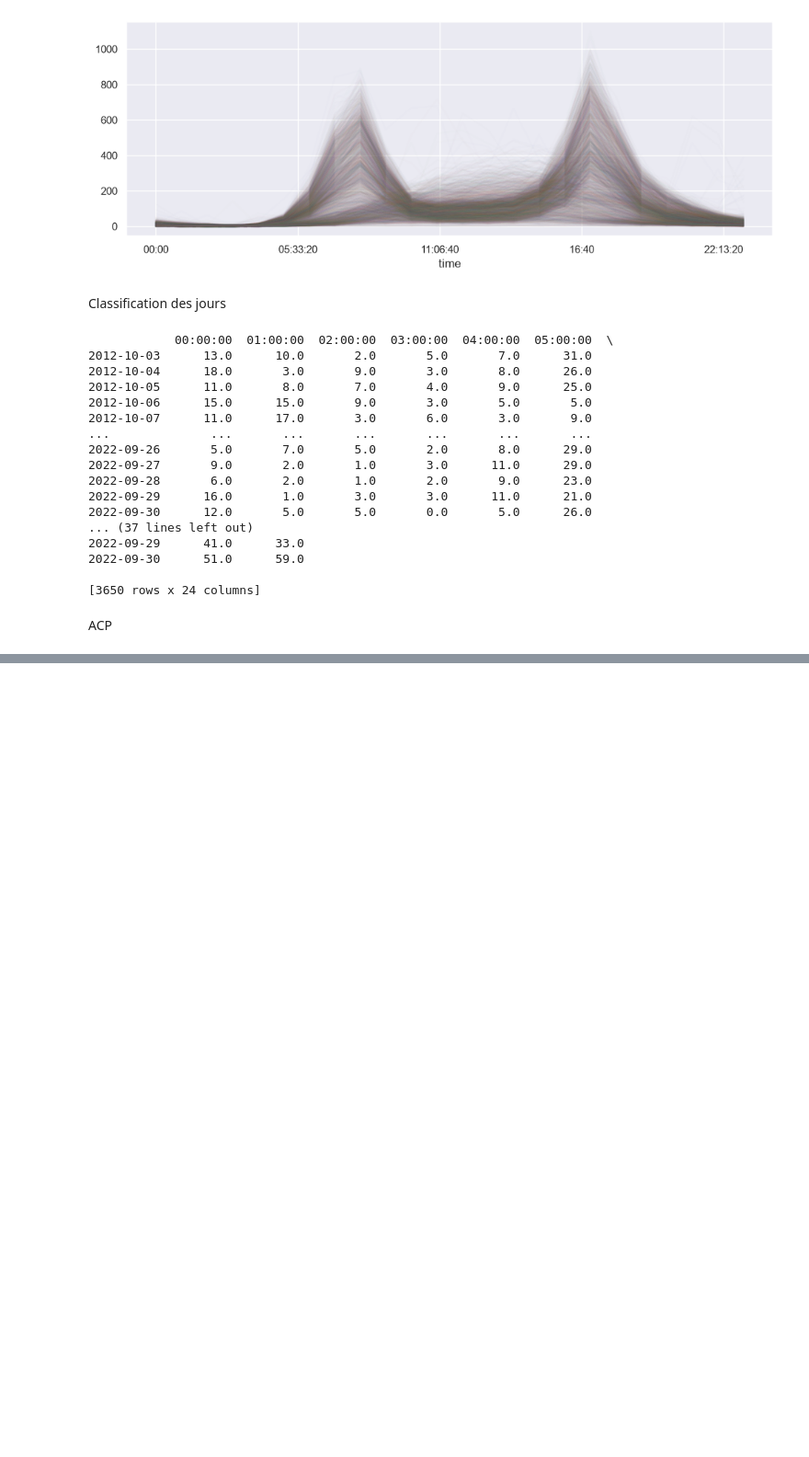
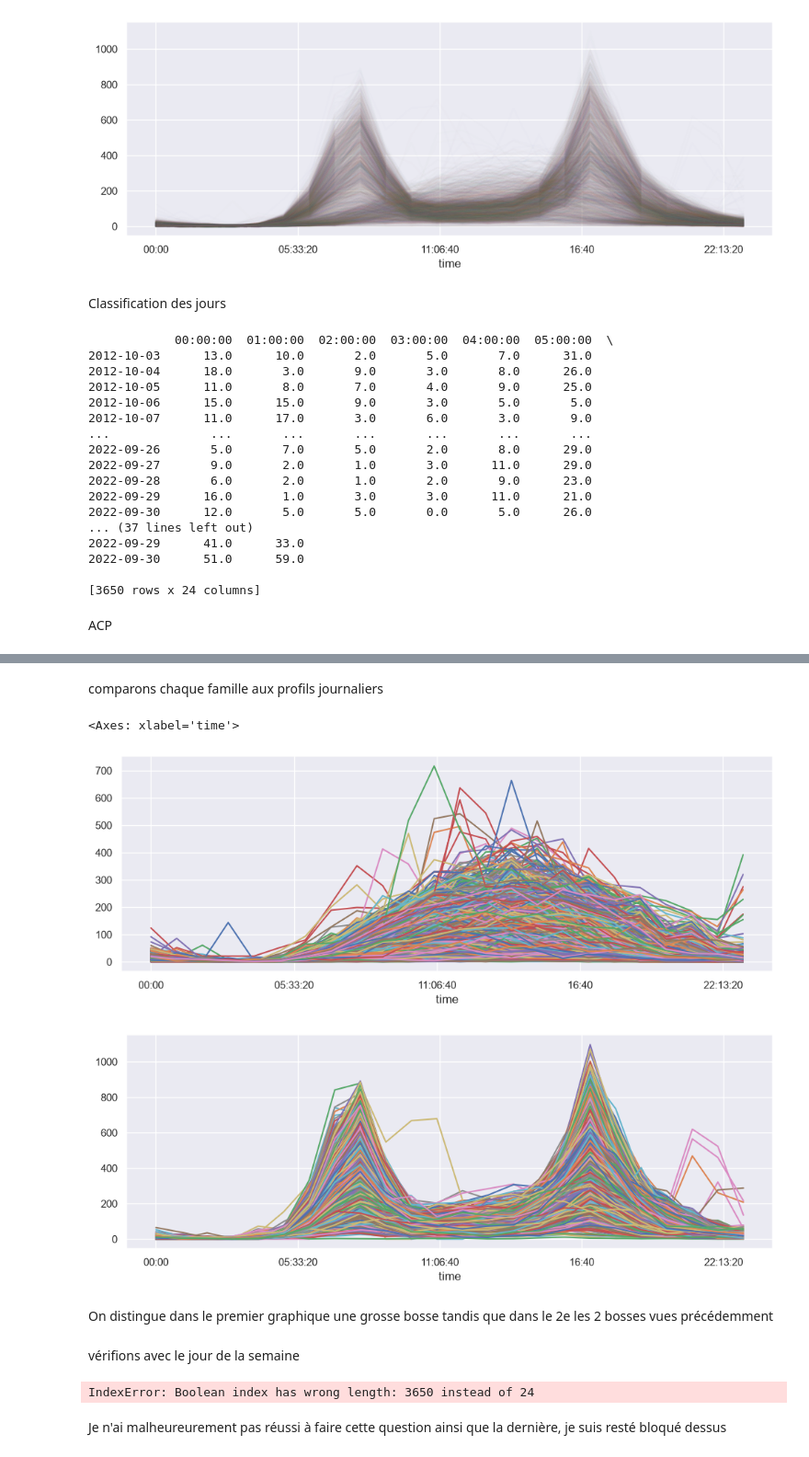
Before and after one commit to AymericLanery/TP-4bridge, a Jupyter notebook: tp4bis.ipynb, the cells around one changed output, grey strips where cells are left out. Shown at 92% size. Saved outputs shown, nothing was run; the diff lists cells and outputs as text; code cells hidden in the pictures; blank space fills up the shorter version.

```diff
--- a/tp4bis.ipynb
+++ b/tp4bis.ipynb
@@ -288,0 +286,21 @@ KeyboardInterrupt:
+# %% [markdown]
+comparons chaque famille aux profils journaliers
+# %%
+#Exercice
+pivoted.loc[:,groupes==0].plot(legend=False)
+pivoted.loc[:,groupes==1].plot(legend=False)
+# %% [output]
+<Axes: xlabel='time'>
+[figure, added]
+[figure, added]
+# %% [markdown]
+On distingue dans le premier graphique une grosse bosse tandis que dans le 2e les 2 bosses vues précédemment
+# %% [markdown]
+vérifions avec le jour de la semaine
+# %%
+pivoted.columns = pd.DatetimeIndex(pivoted.columns)
+pivoted.loc[(pivoted.columns.dayofweek==0)].plot()
+# %% [output]
+IndexError: Boolean index has wrong length: 3650 instead of 24
+# %% [markdown]
+Je n'ai malheureurement pas réussi à faire cette question ainsi que la dernière, je suis resté bloqué dessus
```
Also changed, not shown: parts of 5 cells of this notebook.
